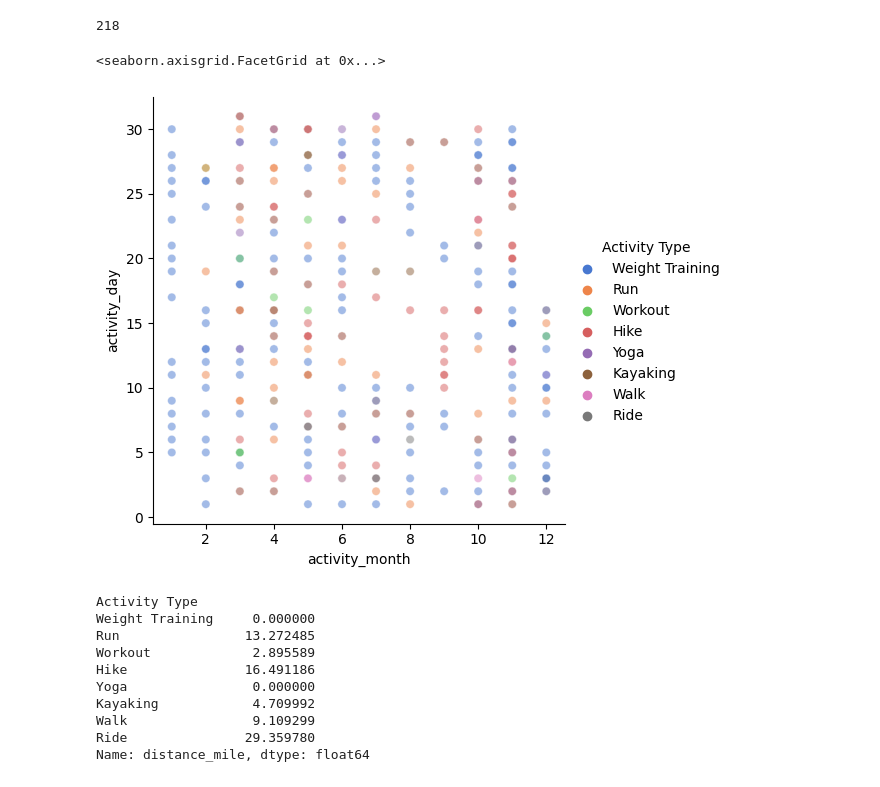
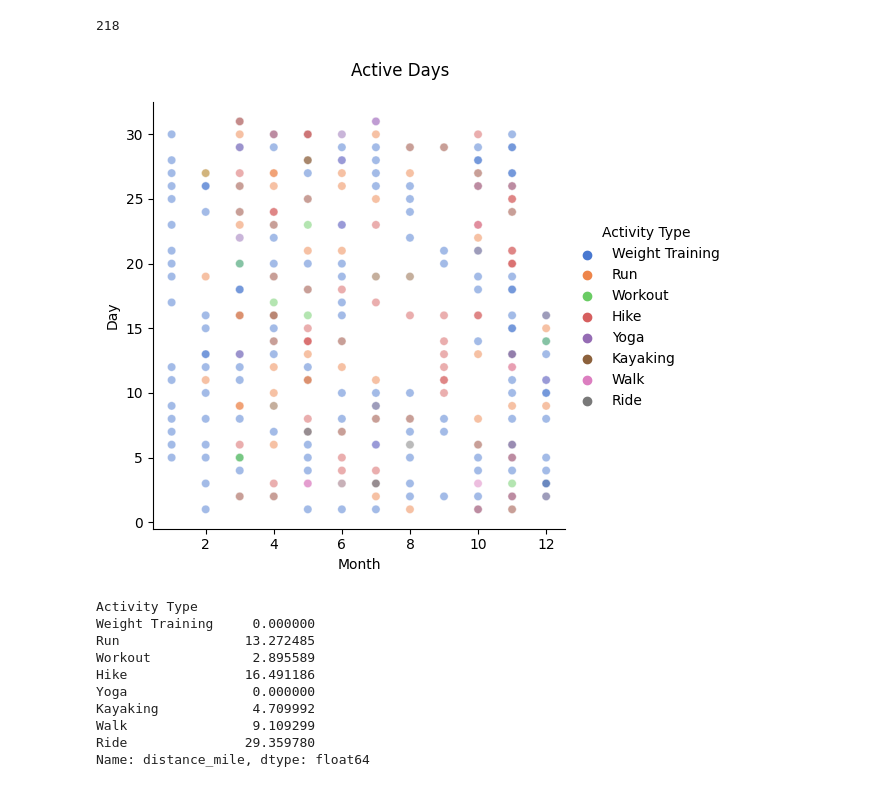
Before and after one commit to dazhaoniel/strava-recap-2022, a Jupyter notebook: strava2022.ipynb, the cells around one changed output. Saved outputs shown, nothing was run; the diff lists cells and outputs as text; code cells hidden in the pictures.

```diff
--- a/strava2022.ipynb
+++ b/strava2022.ipynb
@@ -106,11 +102,16 @@ len(df.groupby([df['activity_date'].dt.date]))
 df['activity_month'] = df['activity_date'].dt.month
 df['activity_day'] = df['activity_date'].dt.day
 # %%
-sns.relplot(x='activity_month', y='activity_day', kind='scatter',
+g = sns.relplot(x='activity_month', y='activity_day', kind='scatter',
             hue='Activity Type', alpha=.5, palette="muted", data=df)
+
+g.fig.suptitle('Active Days', y=1.05)
+
+g.set(xlabel='Month', ylabel='Day')
+
+plt.show()
 # %% [output]
-<seaborn.axisgrid.FacetGrid at 0x...>
-[figure, old version]
+[figure, new version]
 # %%
 # longest distance activity based on activity type
 df.groupby(['Activity Type'], sort=False)['distance_mile'].max()
```
Also changed, not shown: parts of 3 cells of this notebook.
